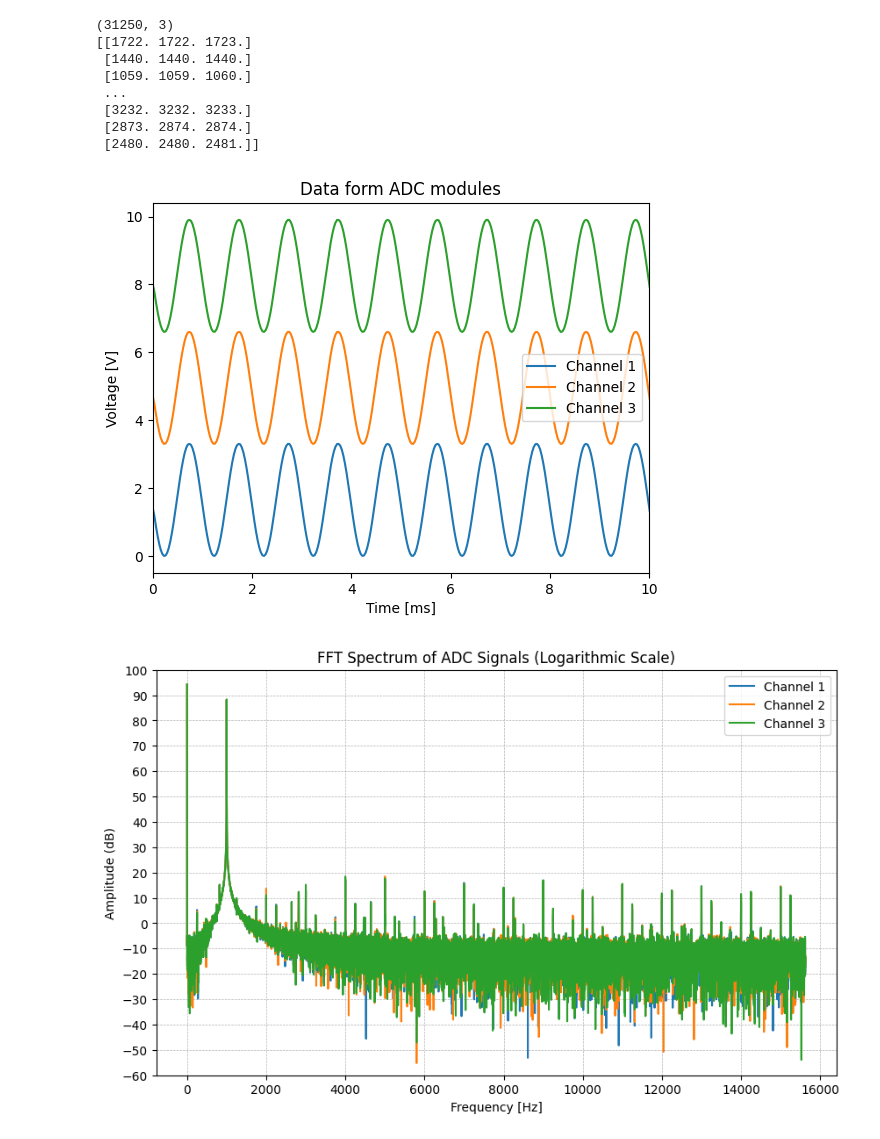
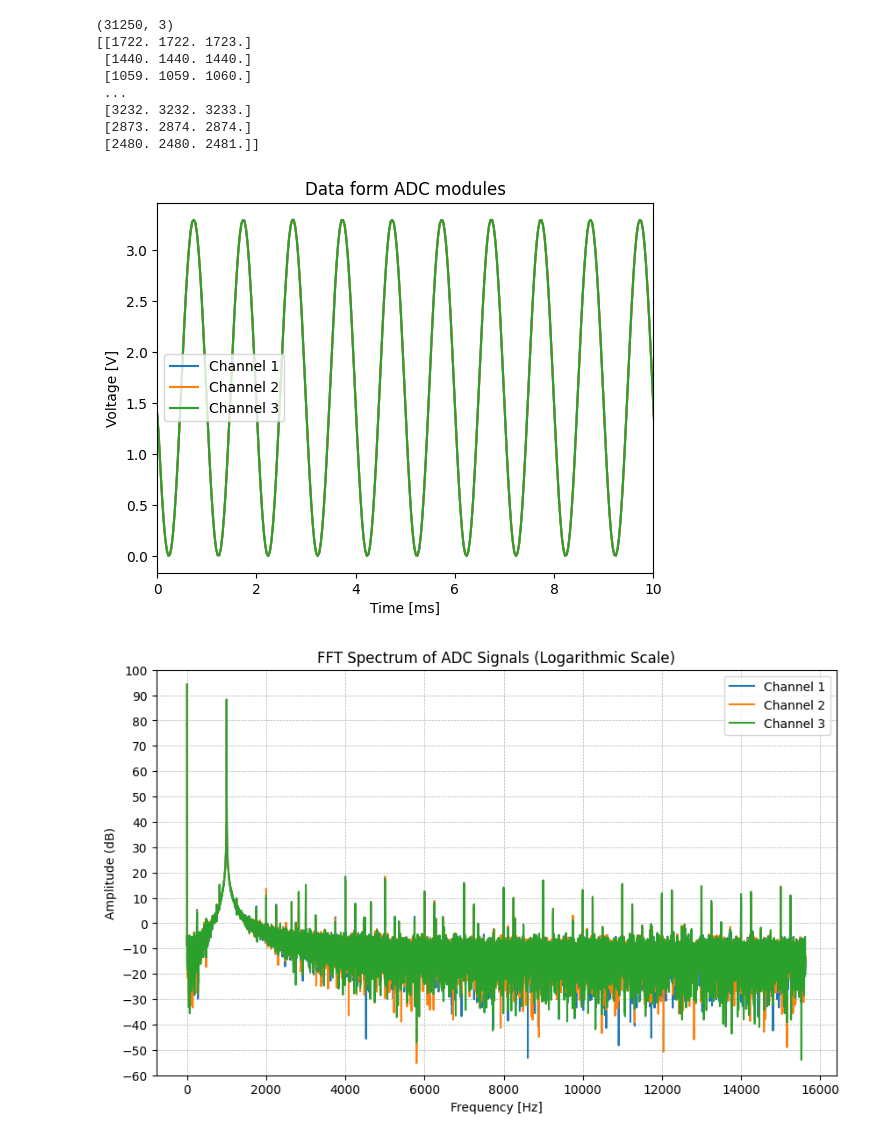
Before and after one commit to FoggyPopcorn/TTT4280---Lab, a Jupyter notebook: PlottingAvDataFraPi.ipynb, the cells around one changed output. Cells and saved outputs as stored; diff of their text form; code cells hidden in the pictures.

```diff
--- a/PlottingAvDataFraPi.ipynb
+++ b/PlottingAvDataFraPi.ipynb
@@ -31,35 +31,35 @@ def converter(data): #Convert from counts to volts
 
 
 
 for i in range(channels):
     #plt.plot(time_axis, converter(data[:, i]) + i*C, label=f'Channel {i+1}')
-    plt.plot(time_axis, converter(data[:, i]) + i*C, label=f'Channel {i+1}')
+    plt.plot(time_axis, converter(data[:, i]) + 0*C, label=f'Channel {i+1}')
     plt.gca().xaxis.set_major_formatter(ticker.FuncFormatter(lambda x, pos: f"{x*1e3:g}"))
 
 # plt.axhline(y=C, linestyle='--', label="Max voltage, 3.3V")
 # plt.axhline(y=C/2, linestyle='--', label="Mid voltage, 1.65V", color='red')
 # plt.axhline(y=0, linestyle='--', label="Min voltage, 0V")
 #plt.plot(time_axis, data[:, 0], label='Channel 1')
 plt.xlim(0, rangePeriod)
 #plt.plot(time_axis, data[:, 1], label='Channel 2')
 #plt.plot(time_axis, data[:, 2], label='Channel 3')
 plt.xlabel("Time [ms]")
 plt.ylabel("Voltage [V]")
 plt.title("Data form ADC modules")
 plt.legend()
 plt.show()
 
 #3 subplots :)
 # %% [output]
 (31250, 3)
 [[1722. 1722. 1723.]
  [1440. 1440. 1440.]
  [1059. 1059. 1060.]
  ...
  [3232. 3232. 3233.]
  [2873. 2874. 2874.]
  [2480. 2480. 2481.]]
-[figure, old version]
+[figure, new version]
 # %%
 # Beregn FFT for hvert signal
 fft_data = []
```
Also changed, not shown: 1 other file.
